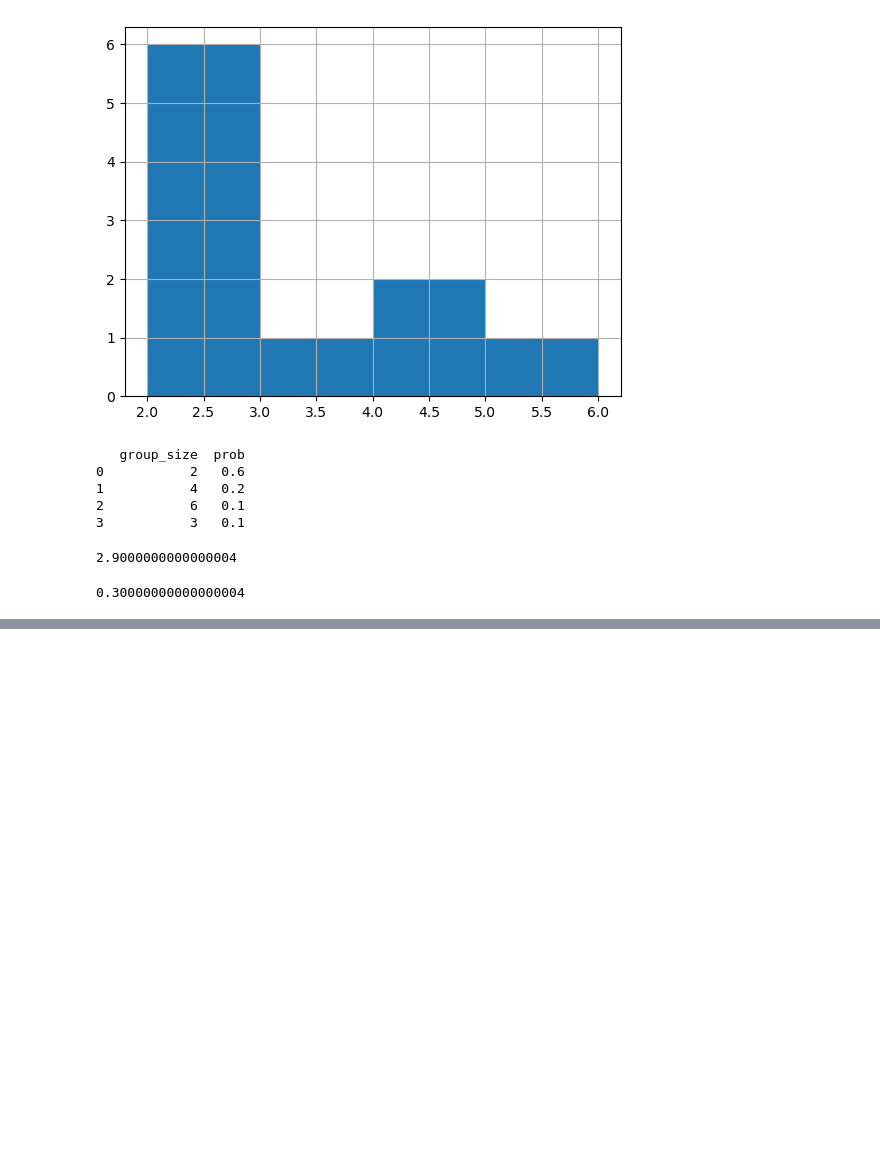
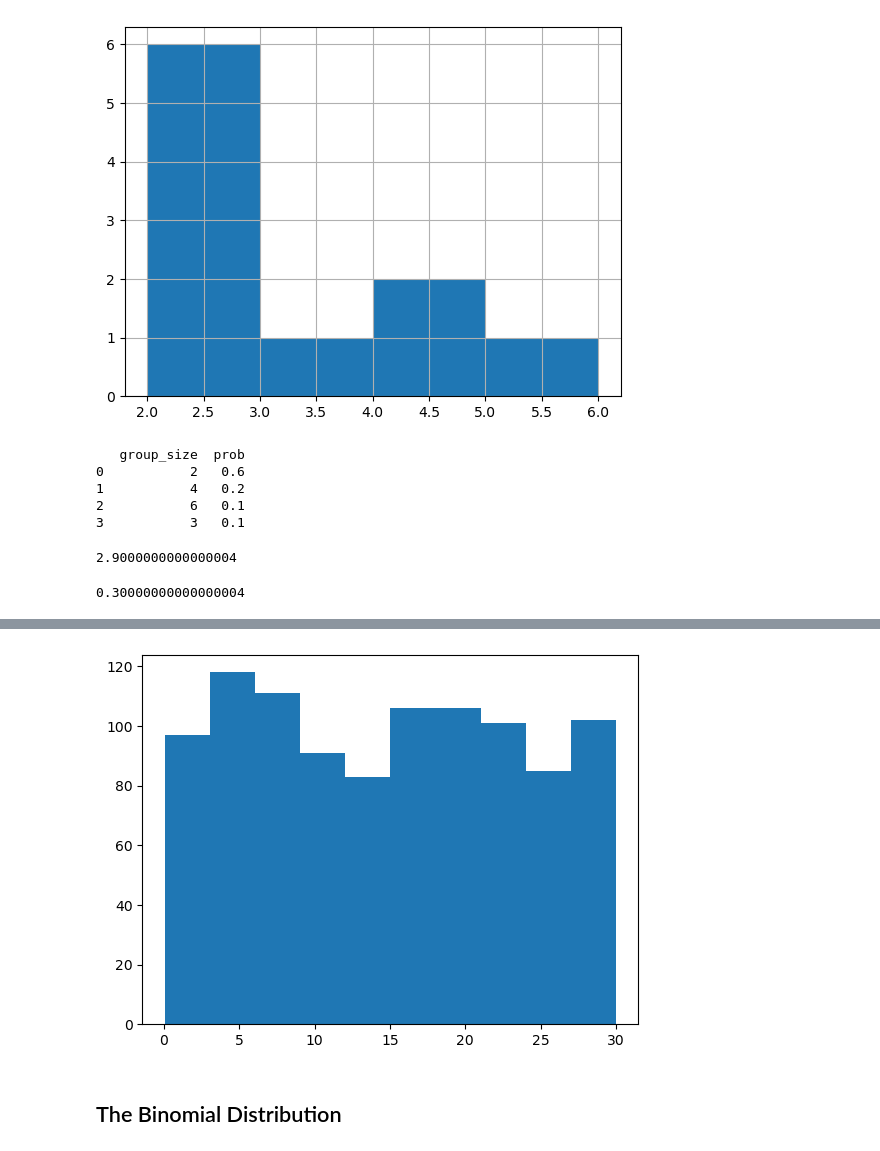
Before and after one commit to cintia-shinoda/python, a Jupyter notebook: 02-Datacamp-Python/06-Intro-Stats-Python/2-Random-Numbers-Probability.ipynb, the cells around one changed output, grey strips where cells are left out. Saved outputs shown, nothing was run; the diff lists cells and outputs as text; code cells hidden in the pictures; blank space fills up the shorter version.

```diff
--- a/02-Datacamp-Python/06-Intro-Stats-Python/2-Random-Numbers-Probability.ipynb
+++ b/02-Datacamp-Python/06-Intro-Stats-Python/2-Random-Numbers-Probability.ipynb
@@ -169,0 +264,7 @@ print(prob_4_or_more)
+# %%
+# Generate 1000 wait times from the continuous uniform distribution that models Amir's wait time. Save this as wait_times.
+
+# Generate 1000 wait times between 0 and 30 mins
+wait_times = uniform.rvs(0, 30, size=1000)
+
+print(wait_times)
@@ -169,0 +289,10 @@ print(prob_4_or_more)
+# %%
+# Create a histogram of the simulated wait times and show the plot.
+
+# Create a histogram of simulated times and show plot
+plt.hist(wait_times)
+plt.show()
+# %% [output]
+[figure, added]
+# %% [markdown]
+## The Binomial Distribution
```
Also changed, not shown: parts of 30 cells of this notebook, 1 other file.
